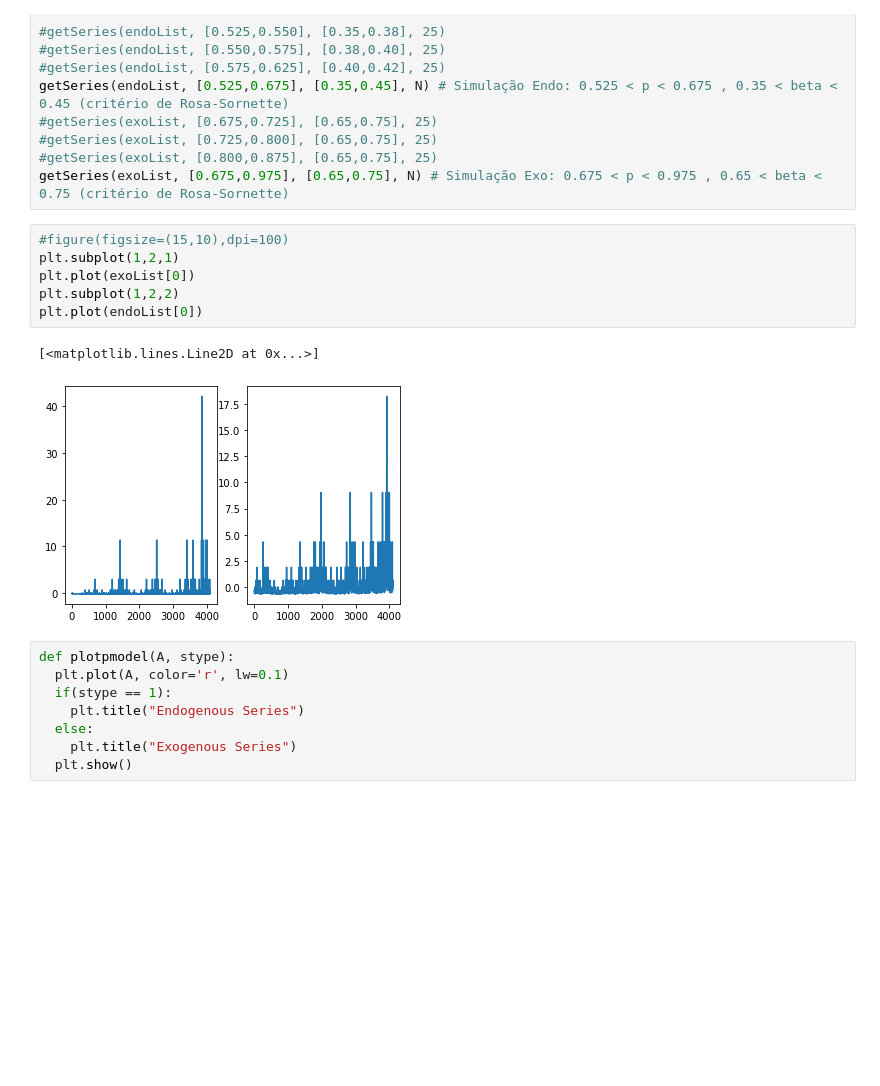
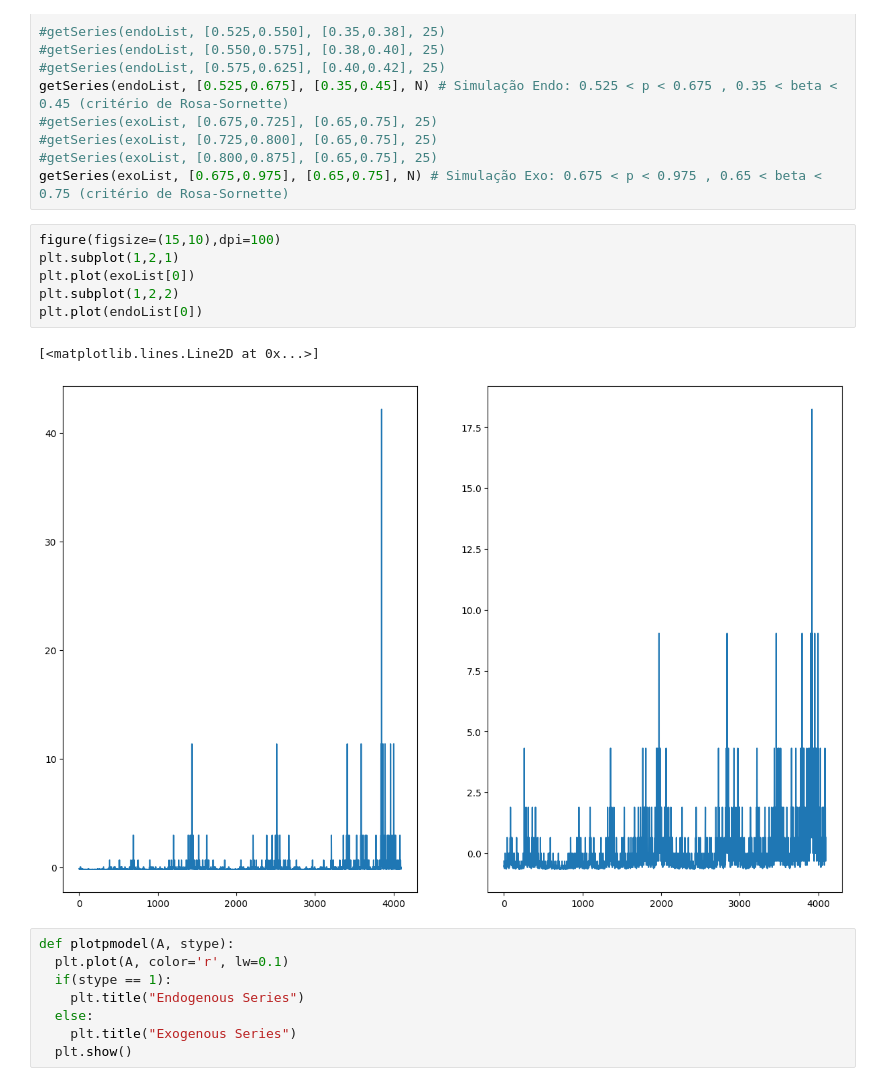
Before and after one commit to barauna-lo/Computational_Statistics, a Jupyter notebook: HandsOn_10/CAP417_HandsOn10_Barauna.ipynb, the cells around one changed output. Drawn from its saved outputs; the diff is of its cells as text; blank space fills up the shorter version.

```diff
--- a/HandsOn_10/CAP417_HandsOn10_Barauna.ipynb
+++ b/HandsOn_10/CAP417_HandsOn10_Barauna.ipynb
@@ -148,14 +194,14 @@ getSeries(endoList, [0.525,0.675], [0.35,0.45], N) # Simulação Endo: 0.525 < p
 #getSeries(exoList, [0.800,0.875], [0.65,0.75], 25)
 getSeries(exoList, [0.675,0.975], [0.65,0.75], N) # Simulação Exo: 0.675 < p < 0.975 , 0.65 < beta < 0.75 (critério de Rosa-Sornette)
 # %%
-#figure(figsize=(15,10),dpi=100)
+figure(figsize=(15,10),dpi=100)
 plt.subplot(1,2,1)
 plt.plot(exoList[0])
 plt.subplot(1,2,2)
 plt.plot(endoList[0])
 # %% [output]
 [<matplotlib.lines.Line2D at 0x...>]
-[figure, old version]
+[figure, new version]
 # %%
 def plotpmodel(A, stype):
   plt.plot(A, color='r', lw=0.1)
```
Also changed, not shown: parts of 14 cells of this notebook.
